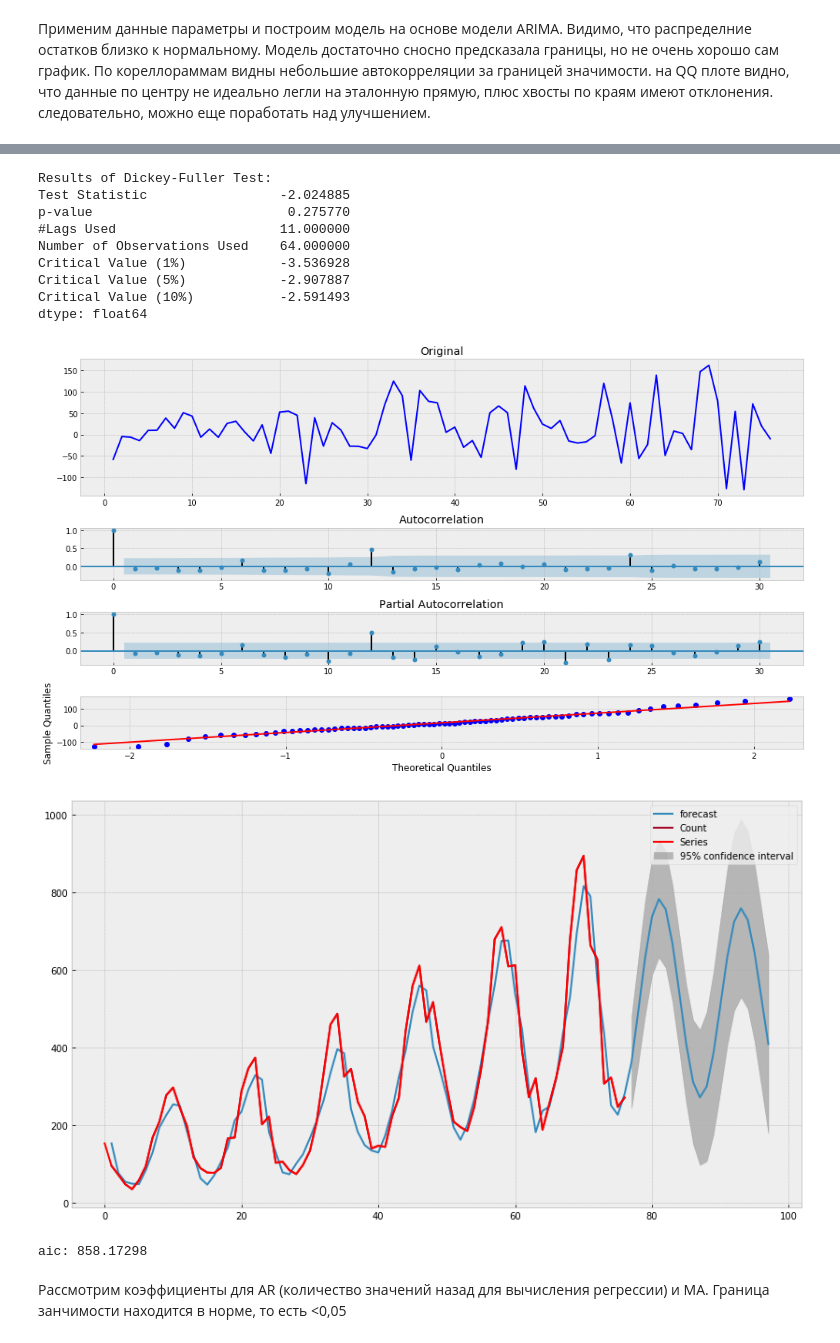
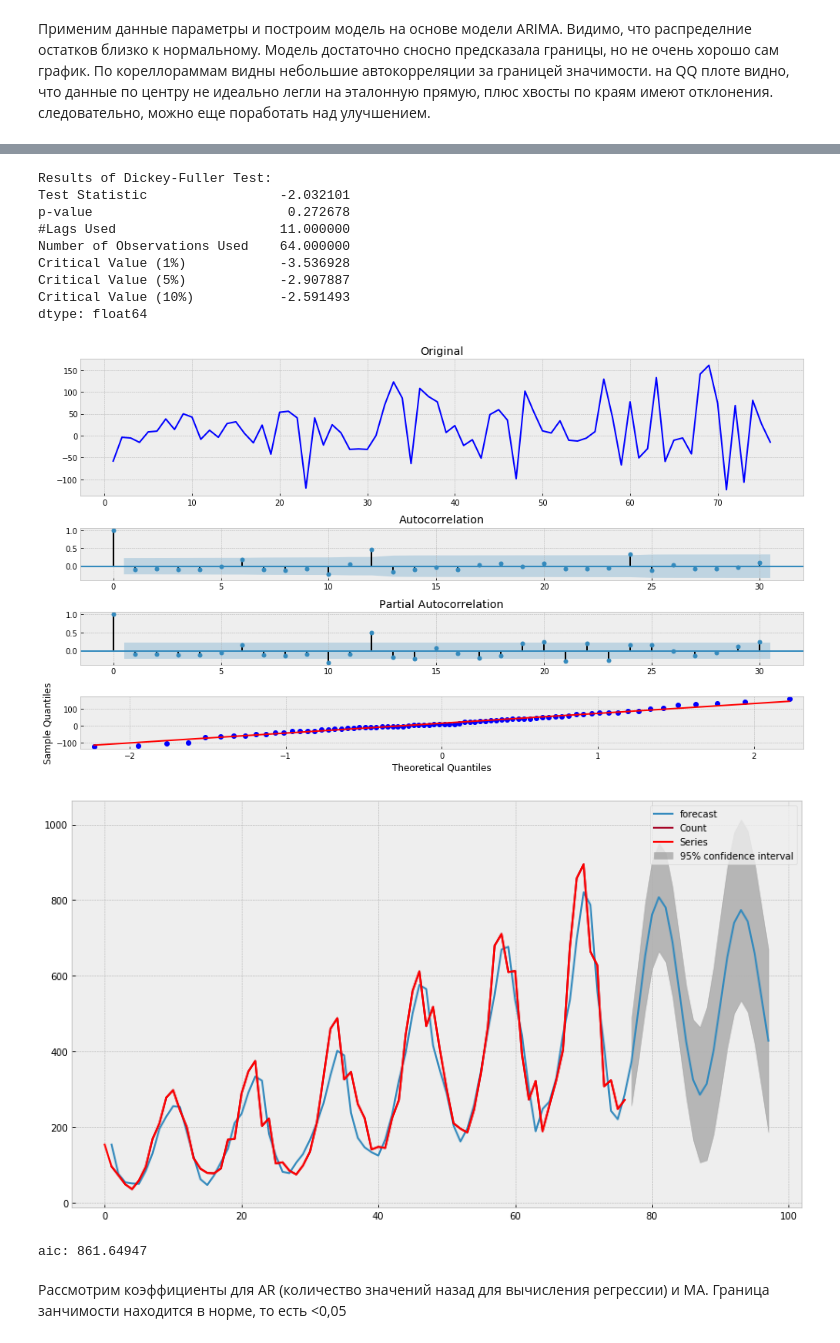
Before and after one commit to vladimirk3/TSML2-Lesson3-HW, a Jupyter notebook: TSML-2 Lesson3 Home work.ipynb, the cells around one changed output, grey strips where cells are left out. Saved outputs shown, nothing was run; the diff lists cells and outputs as text; code cells hidden in the pictures.

```diff
--- a/TSML-2 Lesson3 Home work.ipynb
+++ b/TSML-2 Lesson3 Home work.ipynb
@@ -70,7 +101,7 @@ dtype: float64
 Применим данные параметры и построим модель на основе модели ARIMA. Видимо, что распределние остатков близко к нормальному. Модель достаточно сносно предсказала границы, но не очень хорошо сам график. По кореллораммам видны небольшие автокорреляции за границей значимости. на QQ плоте видно, что данные по центру не идеально легли на эталонную прямую, плюс хвосты по краям имеют отклонения. следовательно, можно еще поработать над улучшением.
 # %%
 series = sales_of_company_x['Count']
-arima_man = smt.ARIMA(series , order=(3,1,2)).fit(method='mle', trend='nc')
+arima_man = smt.ARIMA(series , order=(5,1,2)).fit(method='mle', trend='nc')
 tsplot(arima_man.resid, lags=30)
 with plt.style.context('bmh'):
     plt.figure(figsize=(14,8))
@@ -79,38 +110,38 @@ with plt.style.context('bmh'):
     plt.plot(series, color='red', label='Series')
     plt.legend()
     plt.show()
 print('aic: {:6.5f}'.format(arima_man.aic))
 # %% [output]
 statsmodels.tsa.arima_model.ARMA and statsmodels.tsa.arima_model.ARIMA have
 been deprecated in favor of statsmodels.tsa.arima.model.ARIMA (note the .
 between arima and model) and
 statsmodels.tsa.SARIMAX. These will be removed after the 0.12 release.
 
 statsmodels.tsa.arima.model.ARIMA makes use of the statespace framework and
 is both well tested and maintained.
 
 To silence this warning and continue using ARMA and ARIMA until they are
 removed, use:
 
 import warnings
 warnings.filterwarnings('ignore', 'statsmodels.tsa.arima_model.ARMA',
                         FutureWarning)
 warnings.filterwarnings('ignore', 'statsmodels.tsa.arima_model.ARIMA',
                         FutureWarning)
 
   warnings.warn(ARIMA_DEPRECATION_WARN, FutureWarning)
 Results of Dickey-Fuller Test:
-Test Statistic                 -2.024885
-p-value                         0.275770
+Test Statistic                 -2.032101
+p-value                         0.272678
 #Lags Used                     11.000000
 Number of Observations Used    64.000000
 Critical Value (1%)            -3.536928
 Critical Value (5%)            -2.907887
 Critical Value (10%)           -2.591493
 dtype: float64
-[figure, old version]
+[figure, new version]
-[figure, old version]
+[figure, new version]
-aic: 858.17298
+aic: 861.64947
 # %% [markdown]
 Рассмотрим коэффициенты для AR (количество значений назад для вычисления регрессии) и MA. Граница занчимости находится в норме, то есть <0,05
 # %%
```
Also changed, not shown: parts of 18 cells of this notebook.
